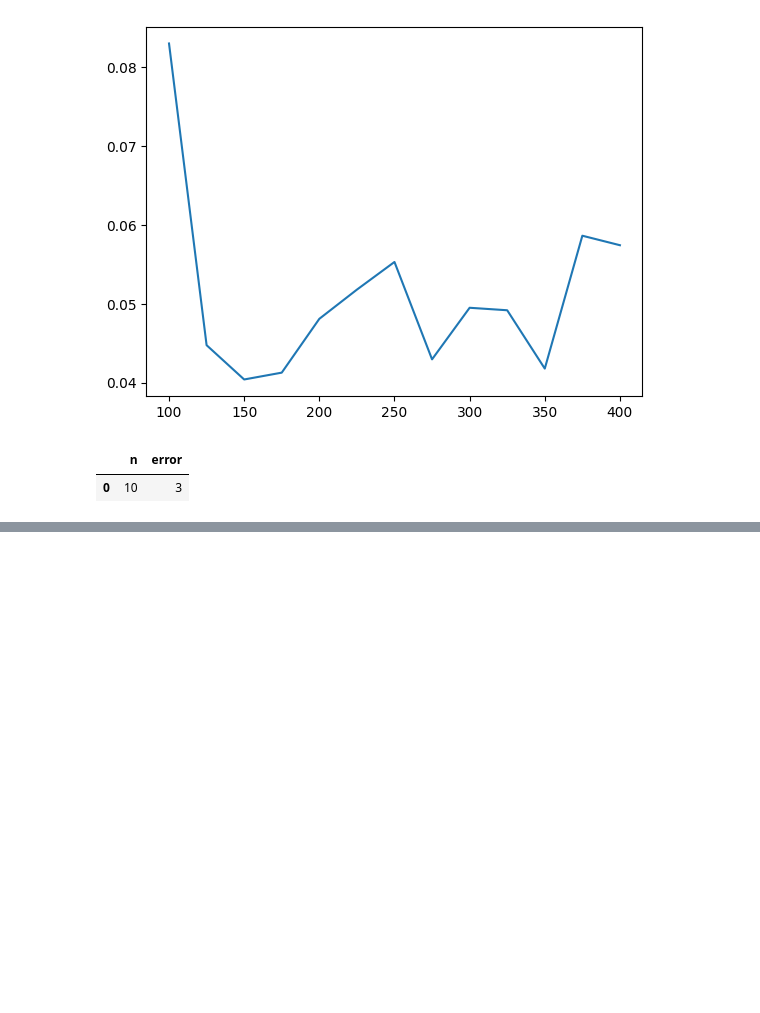
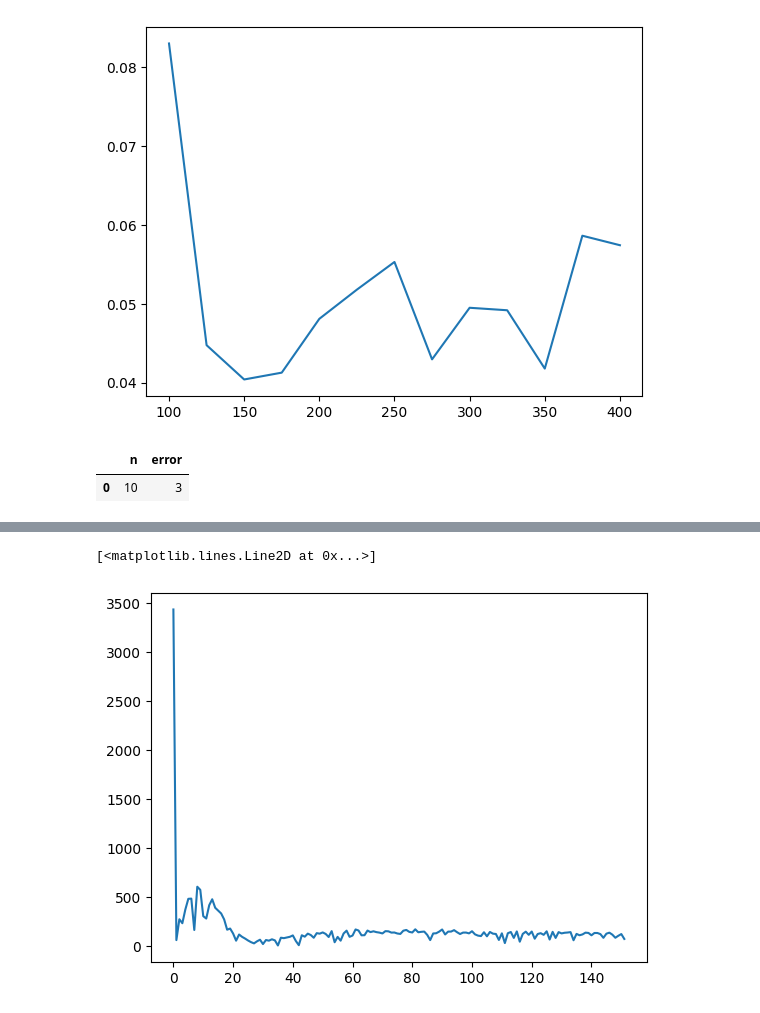
Before and after one commit to ceolson/metric-learning, a Jupyter notebook: scratch.ipynb, the cells around one changed output, grey strips where cells are left out. Drawn from its saved outputs; the diff is of its cells as text; code cells hidden in the pictures; blank space fills up the shorter version.

```diff
--- a/scratch.ipynb
+++ b/scratch.ipynb
@@ -172,0 +272,5 @@ results
+# %%
+plt.plot(np.abs(db["Worst Ratio"] - db["Worst Ratio True"]))
+# %% [output]
+[<matplotlib.lines.Line2D at 0x...>]
+[figure, added]
```
Also changed, not shown: parts of 8 cells of this notebook, 1 other file.
